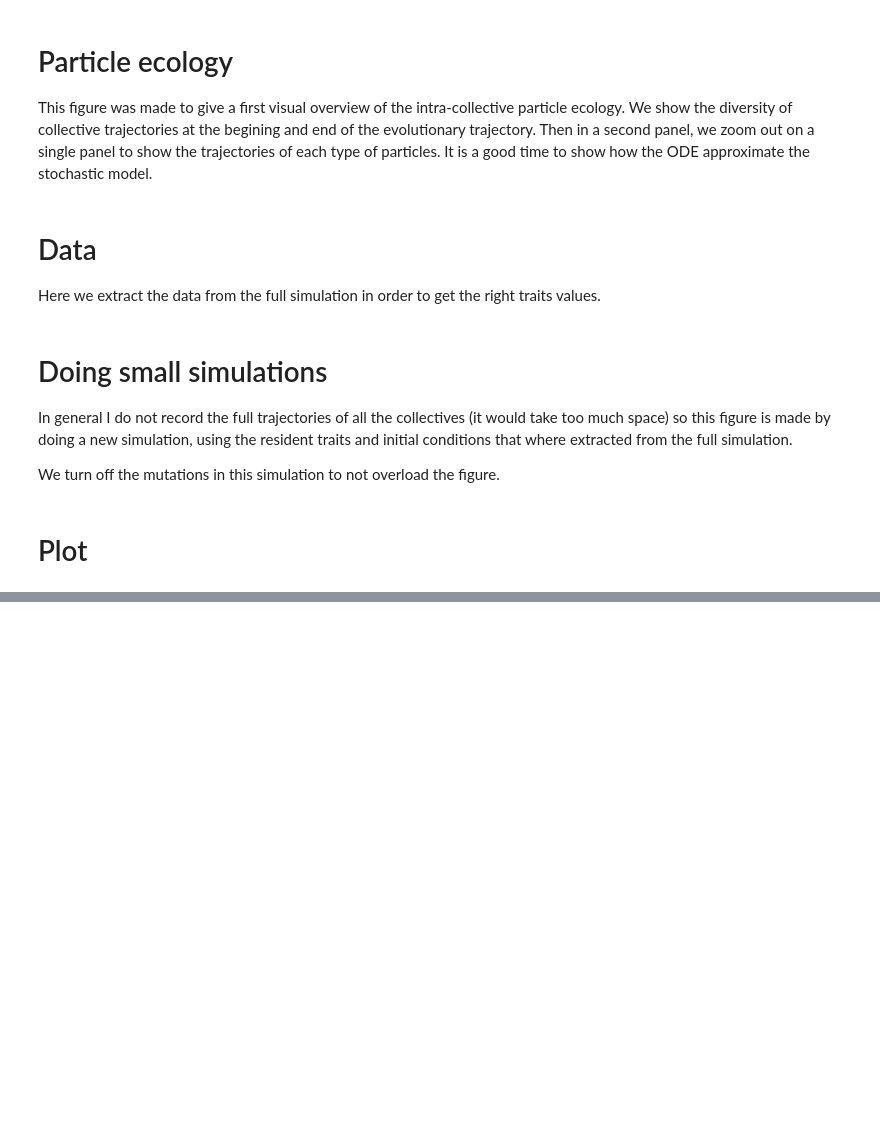
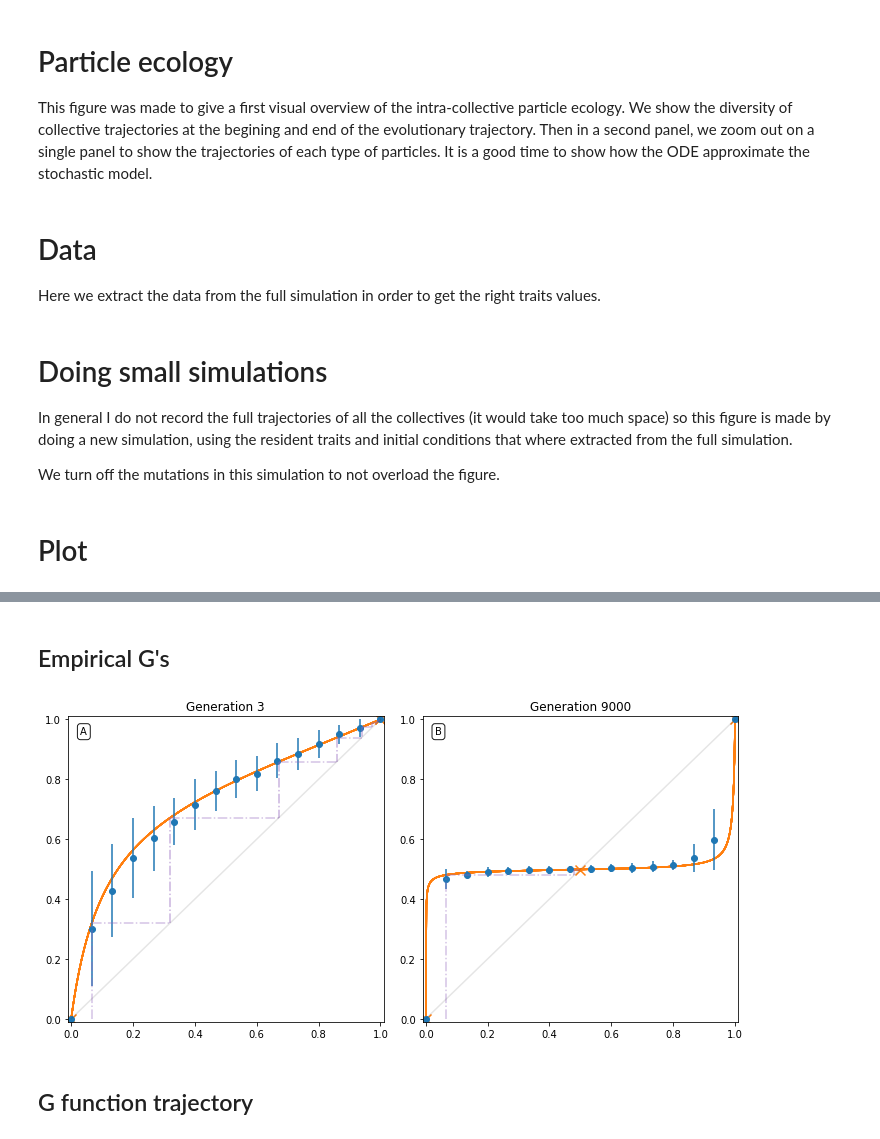
Before and after one commit to elifesciences-publications/estaudel, a Jupyter notebook: evolution_of_heredity/particle_ecology.ipynb, the cells around one changed output, grey strips where cells are left out. Drawn from its saved outputs; the diff is of its cells as text; code cells hidden in the pictures; blank space fills up the shorter version.

```diff
--- a/evolution_of_heredity/particle_ecology.ipynb
+++ b/evolution_of_heredity/particle_ecology.ipynb
@@ -25,3 +27,6 @@ tstep = 500
+# %%
+out = escaffolding.Output(0,0,0,0)
+err = out.load(path)
 # %%
 def load(path):
     out = escaffolding.Output(0,0,0,0)
@@ -123,0 +169,2 @@ fig.savefig('particle_ecology.pdf', bbox_to_inches='tight')
+# %% [markdown]
+## Empirical G's
@@ -123,0 +201,55 @@ fig.savefig('particle_ecology.pdf', bbox_to_inches='tight')
+# %%
+gfunc = {}
+gg = {}
+plist = np.linspace(0,1,500)
+fixed_points = {}
+for n in generations_to_extract:
+    P = np.array(out.data['resident_pheno'][out.data['resident_id'][n,highlighted[n]]])
+    r,a = ehd.convert_phenotypes_to_lv(P, out.parameters['carrying_capacity'])
+    g = ehd.get_gfunc(r=r,A=a, B=out.parameters['B'], T=out.parameters['T'])
+    gfunc[n] =  [g(p) for p in plist]
+
+    _, gg[n] = ehd.iterate_ecology(r, a, B=out.parameters['B'], T=out.parameters['T'], x0=1/out.parameters['B'])
+    if gen == 9000:
+        fixed_points[n] = [(0, False), (scipy.optimize.fsolve(lambda x: g(x)-x, 0.5), True), (1,False)]
+    else:
+        fixed_points[n] = [(0, False),(1,True)]
+# %%
+fig, ax = plt.subplots(1,2,figsize=(10,5))
+for i, gen in enumerate(generations_to_extract):
+    for x,values in empirical_g[gen].items():
+        ax[i].plot(plist,  gfunc[gen], color='C1', zorder=0)
+
+        ax[i].scatter(x, np.mean(values), color='C0', marker='o', zorder=2)
+        ax[i].errorbar(x, np.mean(values), np.std(values), color='C0',zorder=2)
+        ax[i].set(xlim=(-0.01,1.01),ylim=(-0.01,1.01))
+        ax[i].set(title='Generation {}'.format(gen))
+
+    for fp, stability in fixed_points[gen]:
+        ax[i].scatter(fp,fp, color='C1',# if stability else 'w',
+                     # if stability else 'C1',
+                     marker='x', s=100, zorder=1)
+
+    ax[i].vlines(gg[gen][0],0,gg[gen][1],color='C4', alpha=0.4, linestyles='-.')
+    for n,(p,p1) in enumerate(zip(gg[gen][:-1],gg[gen][1:])):
+        #ax[i].vlines(p,0,p1,color='C4', alpha=0.4)
+        ax[i].hlines(p1,p,p1,color='C4', linestyles='-.',alpha=.4)
+        if n+2<len(gg[gen]):
+            ax[i].vlines(p1,gg[gen][n+2],p1,color='C4',alpha=.5, linestyles='-.')
+
+    ax[i].plot([0,1],[0,1], color='k', ls='-', alpha=.1)
+
+bbox_legend2 = dict(xy=(.05, .95), xycoords="axes fraction",
+               ha='center', va='center',
+                bbox=dict(boxstyle="round",
+                   ec=(.1, 0.1, .1),
+                   fc=(1., 1, 1),
+               ))
+ax[0].annotate('A',**bbox_legend2)
+ax[1].annotate('B',**bbox_legend2)
+plt.tight_layout()
+fig.savefig("empirical_gfunc.pdf", bbox_inches="tight")
+# %% [output]
+[figure, added]
+# %% [markdown]
+## G function trajectory
```
Also changed, not shown: parts of 11 cells of this notebook, 2 other files.
